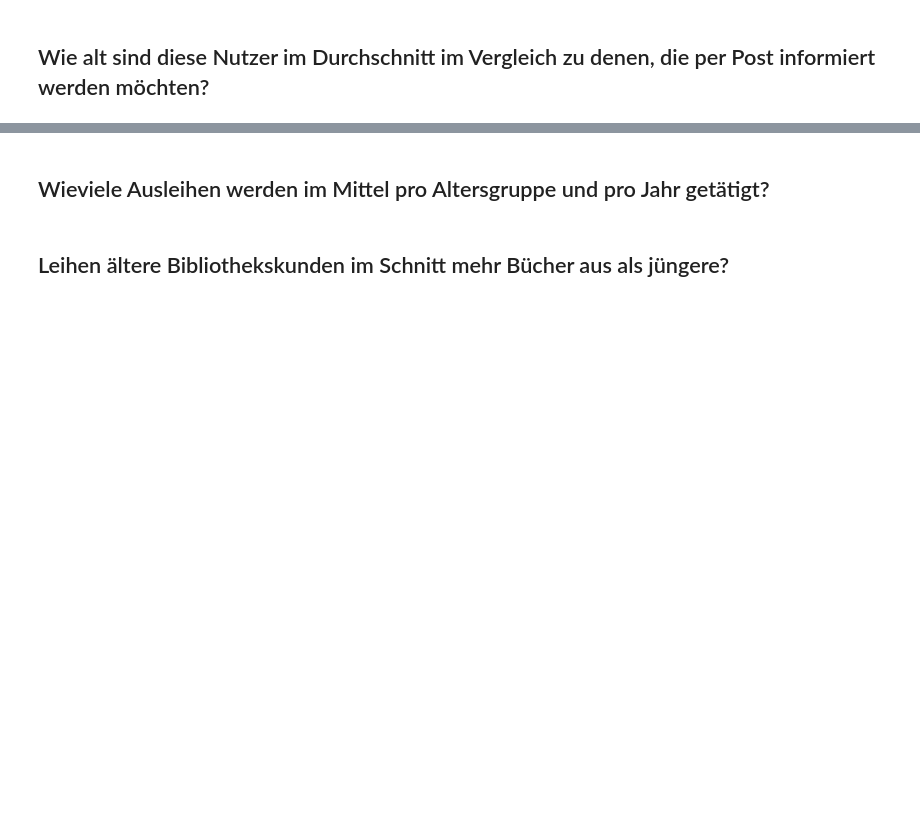
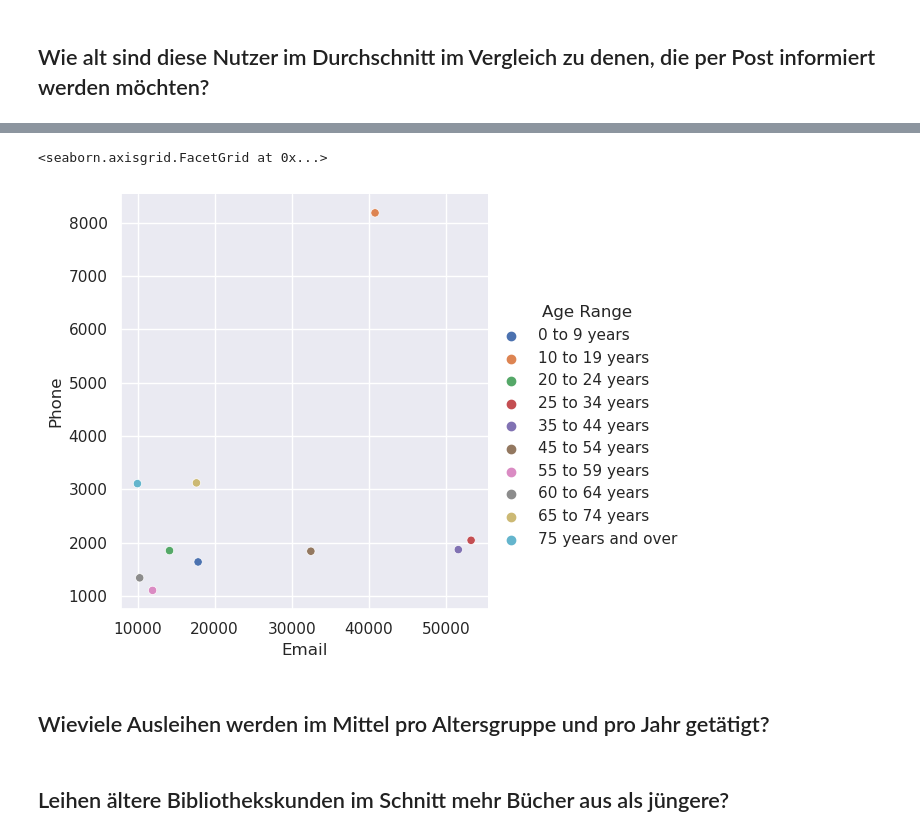
Before and after one commit to U-Mehringer/2022-2023-Data_Librarian_Ulrike_Mehringer, a Jupyter notebook: Modul_3/notebooks/3_Projektaufgabe.ipynb, the cells around one changed output, grey strips where cells are left out. Saved outputs shown, nothing was run; the diff lists cells and outputs as text; code cells hidden in the pictures; blank space fills up the shorter version.

```diff
--- a/Modul_3/notebooks/3_Projektaufgabe.ipynb
+++ b/Modul_3/notebooks/3_Projektaufgabe.ipynb
@@ -81,8 +73,10 @@ plt.figure()
 # %%
 row_filter_email = (df['Notice Preference Definition'] == 'Email')
 row_filter_post = (df['Notice Preference Definition'] == 'Print')
+row_filter_phone = (df['Notice Preference Definition'] == 'Phone')
 email = len(df.loc[row_filter_email])*100/len(df)
 post = len(df.loc[row_filter_post])*100/len(df)
+phone = len(df.loc[row_filter_phone])*100/len(df)
 
-print(round(email,2),"Prozent der BenutzerInnen bevorzugen Email,",round(post,2),"Prozent möchten per Post benachrichtigt werden")
+print(round(email,2),"Prozent der BenutzerInnen bevorzugen Email,",round(post,2),"Prozent möchten per Post benachrichtigt werden, und ",round(phone,2),"Prozent möchten per Telefon informiert werden.")
 # %% [output]
@@ -95,2 +89,18 @@ sns.catplot(y='Age Range',hue='Notice Preference Definition',data=df,kind='count
 # %% [markdown]
 ## Wie alt sind diese Nutzer im Durchschnitt im Vergleich zu denen, die per Post informiert werden möchten?
+# %%
+email_df = df.loc[row_filter_email]
+post_df = df.loc[row_filter_post]
+phone_df = df.loc[row_filter_phone]
+email_df = email_df.rename(columns={'Age Range':'Email'})
+post_df = post_df.rename(columns={'Age Range':'Print'})
+phone_df = phone_df.rename(columns={'Age Range':'Phone'})
+
+e = email_df['Email'].value_counts()
+p = post_df['Print'].value_counts()
+t = phone_df['Phone'].value_counts()
+
+old_df = pd.concat([e,p,t],axis=1)
+old_df = old_df.rename_axis('Age Range').reset_index()
+old_df = old_df.sort_values(by=['Age Range'])
+old_df
@@ -97,3 +119,8 @@ sns.catplot(y='Age Range',hue='Notice Preference Definition',data=df,kind='count
+# %%
+sns.relplot(x='Email',y='Phone',hue='Age Range',data=old_df)
+# %% [output]
+<seaborn.axisgrid.FacetGrid at 0x...>
+[figure, added]
 # %% [markdown]
 ## Wieviele Ausleihen werden im Mittel pro Altersgruppe und pro Jahr getätigt?
 # %% [markdown]
```
Also changed, not shown: parts of 10 cells of this notebook.
